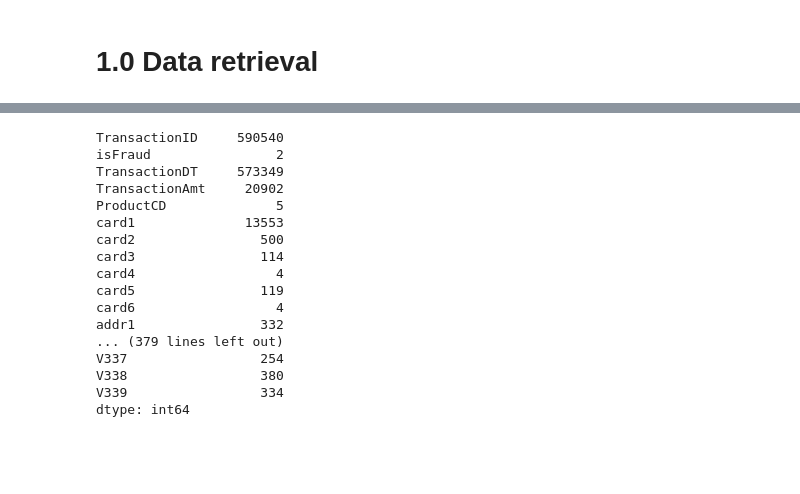
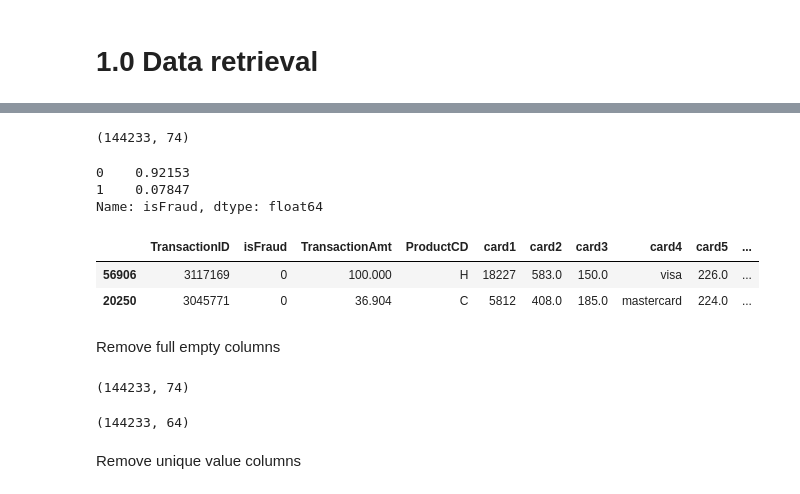
Before and after one commit to davins90/unsupervised_anomaly_detection, a Jupyter notebook: src/notebooks/1_data_ingestion/1_data_ingestion.ipynb, the cells around one changed output, grey strips where cells are left out. Cells and saved outputs as stored; diff of their text form; code cells hidden in the pictures; blank space fills up the shorter version.

```diff
--- a/src/notebooks/1_data_ingestion/1_data_ingestion.ipynb
+++ b/src/notebooks/1_data_ingestion/1_data_ingestion.ipynb
@@ -20,0 +125,2 @@ ide.sample(3)
+# %%
+tra = tra.drop(columns='TransactionDT')
@@ -47,2 +165,0 @@ link: https://drive.google.com/file/d/1p5APGJF5OBfVbRZM8T1ipdamz_Ga6USV/view?usp
-# %%
-tra = pd.read_csv("../../data_lake/input/train_transaction.csv")
@@ -60,20 +175,24 @@ tra.shape
-# %%
-tra.nunique()
-# %% [output]
-TransactionID     590540
-isFraud                2
-TransactionDT     573349
-TransactionAmt     20902
-ProductCD              5
-card1              13553
-card2                500
-card3                114
-card4                  4
-card5                119
-card6                  4
-addr1                332
-... (379 lines left out)
-V337                 254
-V338                 380
-V339                 334
-dtype: int64
+# %%
+final = pd.merge(tra,ide,how='inner',on='TransactionID')
+# %%
+final.shape
+# %% [output]
+(144233, 74)
+# %%
+final['isFraud'].value_counts(dropna=False,normalize=True)
+# %% [output]
+0    0.92153
+1    0.07847
+Name: isFraud, dtype: float64
+# %%
+final.sample(2)
+# %% [output]
+|  | TransactionID | isFraud | TransactionAmt | ProductCD | card1 | card2 | card3 | card4 | card5 | ... |
+| 56906 | 3117169 | 0 | 100.000 | H | 18227 | 583.0 | 150.0 | visa | 226.0 | ... |
+| 20250 | 3045771 | 0 | 36.904 | C | 5812 | 408.0 | 185.0 | mastercard | 224.0 | ... |
+# %% [markdown]
+Remove full empty columns
+# %%
+final.shape
+# %% [output]
+(144233, 74)
@@ -79,0 +201,6 @@ dtype: int64
+# %%
+final.shape
+# %% [output]
+(144233, 64)
+# %% [markdown]
+Remove unique value columns
```
Also changed, not shown: parts of 35 cells of this notebook, 11 other files.
